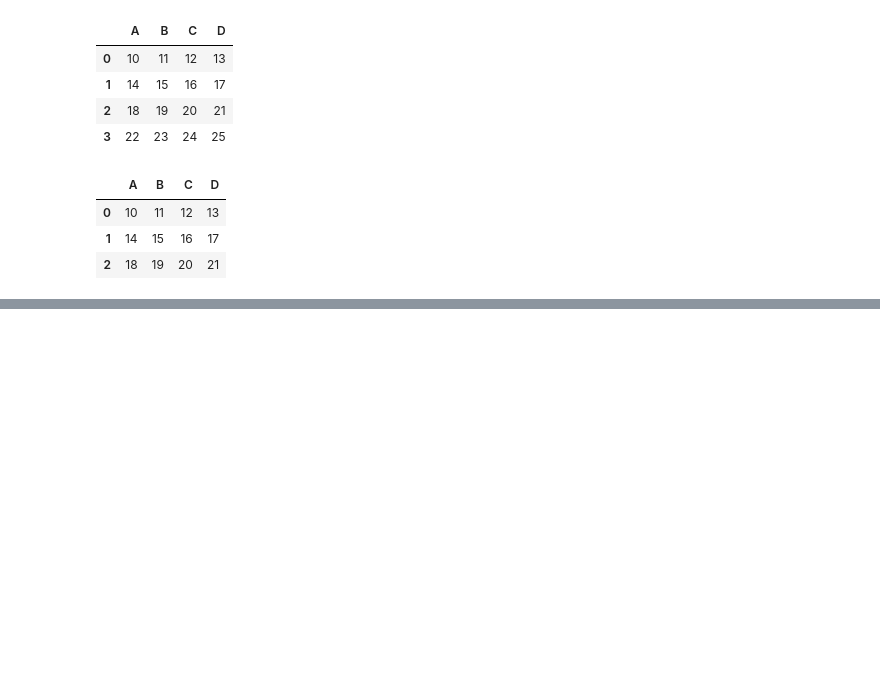
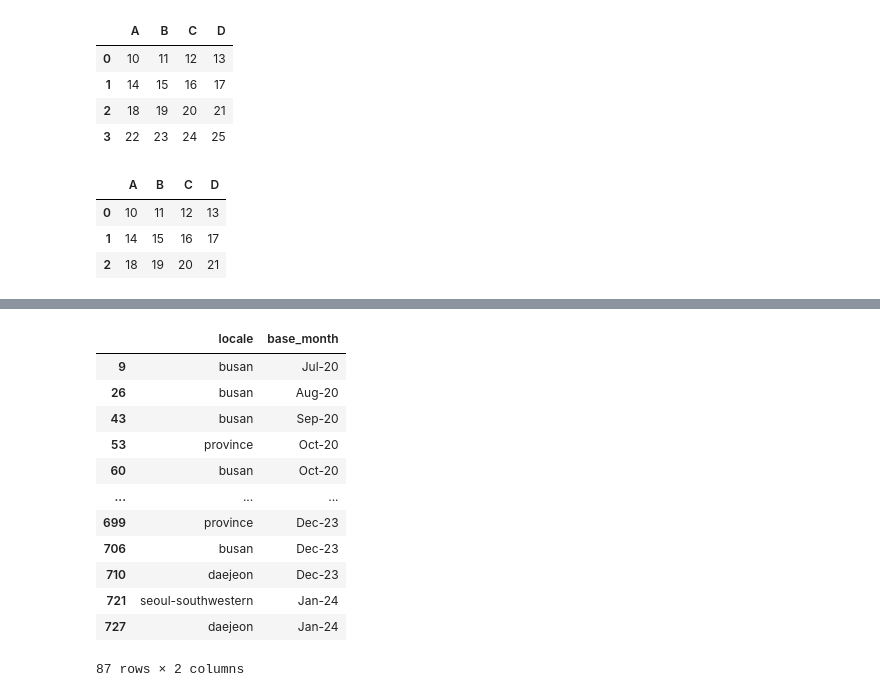
Before and after one commit to hhhunnn/html, a Jupyter notebook: 4_pandas_data_analsis/3_pandas_indexing.ipynb, the cells around one changed output, grey strips where cells are left out. Drawn from its saved outputs; the diff is of its cells as text; code cells hidden in the pictures; blank space fills up the shorter version.

```diff
--- a/4_pandas_data_analsis/3_pandas_indexing.ipynb
+++ b/4_pandas_data_analsis/3_pandas_indexing.ipynb
@@ -90,0 +222,22 @@ df2.loc[0:2]
+# %%
+# 4. between_lease_and_lease_deposit_ratio 가 10 이상인 레코드의 locale, base_month 컬럼만 가지는 데이터프레임을 생성
+# 내 코드
+def select_rows(practice_dfdf):
+    return practice_df.between_lease_and_lease_deposit_ratio >= 10
+
+practice_df2 = practice_df.loc[select_rows(df)]
+practice_df2.loc[:,'locale':'base_month']
+# %% [output]
+|  | locale | base_month |
+| 9 | busan | Jul-20 |
+| 26 | busan | Aug-20 |
+| 43 | busan | Sep-20 |
+| 53 | province | Oct-20 |
+| 60 | busan | Oct-20 |
+| ... | ... | ... |
+| 699 | province | Dec-23 |
+| 706 | busan | Dec-23 |
+| 710 | daejeon | Dec-23 |
+| 721 | seoul-southwestern | Jan-24 |
+| 727 | daejeon | Jan-24 |
+87 rows × 2 columns
```
Also changed, not shown: parts of 15 cells of this notebook, 1 other file.
